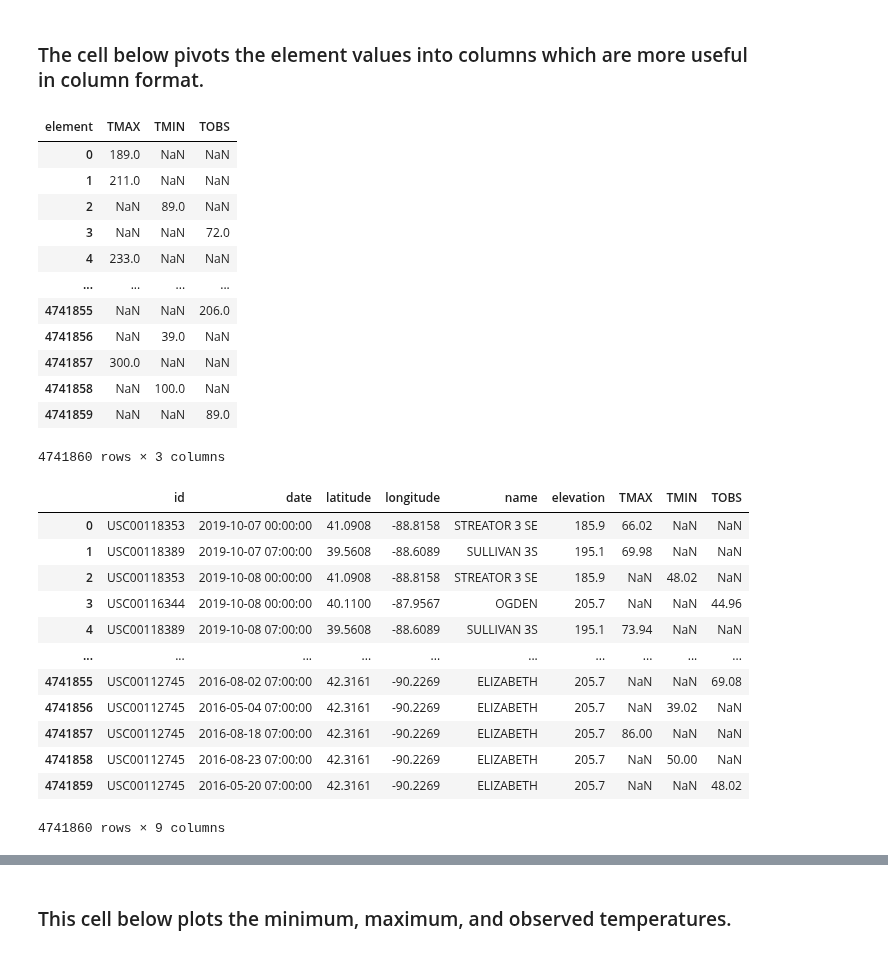
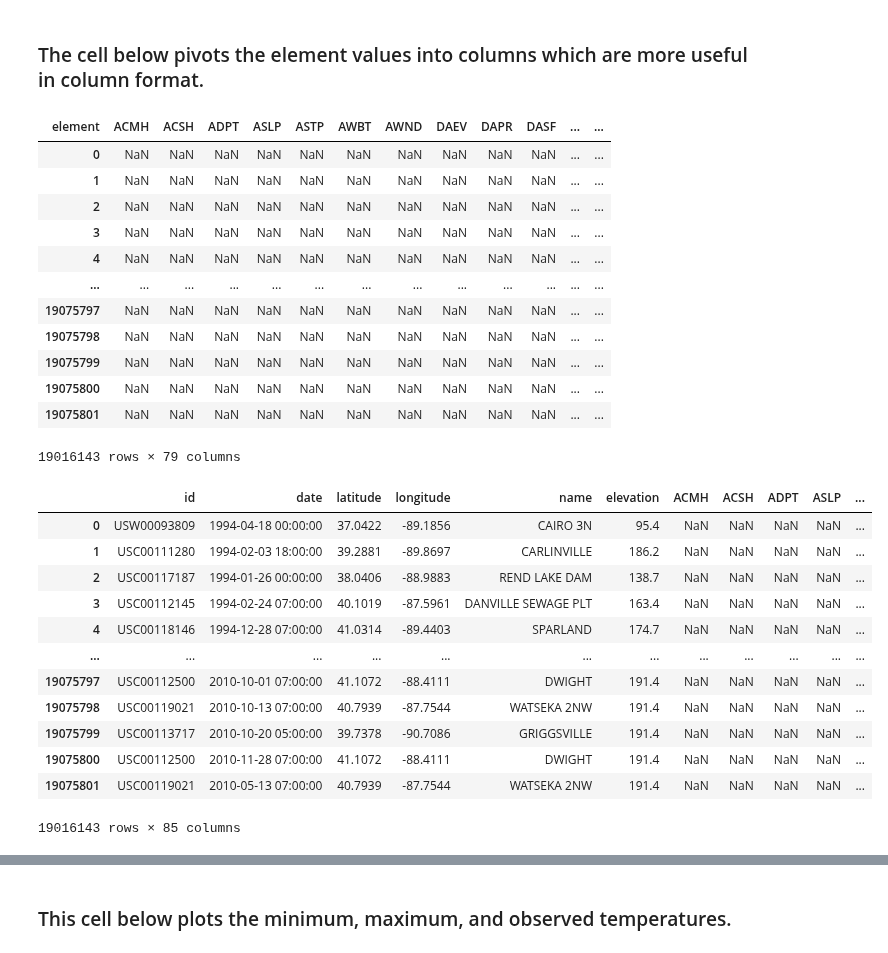
Before and after one commit to hfactor13/IllinoisWeather, a Jupyter notebook: weather_analysis.ipynb, the cells around one changed output, grey strips where cells are left out. Drawn from its saved outputs; the diff is of its cells as text; code cells hidden in the pictures.

```diff
--- a/weather_analysis.ipynb
+++ b/weather_analysis.ipynb
@@ -8,5 +8,5 @@ import plotly.express as px # Intereactive plotting library
 # %%
-desired_cols = ["id", "date", "time", "name", "element", "value", "latitude", "longitude", "elevation"] # columns that are going to be used for analysis
+desired_cols = ["id", "date", "time", "name", "element", "value", "latitude", "longitude", "elevation", "qflag"] # columns that are going to be used for analysis
 desired_types = {"id": "string",
                  "date": "string",
                  "time": "string",
@@ -15,7 +15,8 @@ desired_types = {"id": "string",
                  "value": "float",
                  "latitude": "float",
                  "longitude": "float",
-                 "elevation": "float"} # the data types that will be assigned per column
+                 "elevation": "float",
+                 "qflag": "string"} # the data types that will be assigned per column
 raw_weather_data = pd.read_csv("./data/raw_illinois_weather_data.csv", usecols = desired_cols, dtype = desired_types) # load the data based on the desired data types and columns
 raw_weather_data.info()
 # %% [output]
@@ -53,6 +80,7 @@ raw_weather_data["time"] = pd.to_timedelta(raw_weather_data["time"]) # converts
 raw_weather_data["date"] = pd.to_datetime(raw_weather_data["date"]) # converts the string format to a datetime format for the date column
 raw_weather_data["date"] = raw_weather_data["date"] + raw_weather_data["time"] # combines date and time into the same column which can be accessed via object attributes
 raw_weather_data.drop(columns = ["time"], inplace = True) # drops the redundant time column
+raw_weather_data = raw_weather_data[raw_weather_data["qflag"].isna()].drop(columns = ["qflag"]) # gets rid of the rows that have quality issues
 raw_weather_data
 # %% [output]
 |  | id | date | element | value | latitude | longitude | name | elevation |
@@ -74,38 +102,35 @@ raw_weather_data
 raw_weather_pivot = raw_weather_data.pivot(columns = "element", values = "value")
 raw_weather_pivot
 # %% [output]
-| element | TMAX | TMIN | TOBS |
-| 0 | 189.0 | NaN | NaN |
-| 1 | 211.0 | NaN | NaN |
-| 2 | NaN | 89.0 | NaN |
-| 3 | NaN | NaN | 72.0 |
-| 4 | 233.0 | NaN | NaN |
-| ... | ... | ... | ... |
-| 4741855 | NaN | NaN | 206.0 |
-| 4741856 | NaN | 39.0 | NaN |
-| 4741857 | 300.0 | NaN | NaN |
-| 4741858 | NaN | 100.0 | NaN |
-| 4741859 | NaN | NaN | 89.0 |
+| element | ACMH | ACSH | ADPT | ASLP | ASTP | AWBT | AWND | DAEV | DAPR | DASF | ... | ... |
+| 0 | NaN | NaN | NaN | NaN | NaN | NaN | NaN | NaN | NaN | NaN | ... | ... |
+| 1 | NaN | NaN | NaN | NaN | NaN | NaN | NaN | NaN | NaN | NaN | ... | ... |
+| 2 | NaN | NaN | NaN | NaN | NaN | NaN | NaN | NaN | NaN | NaN | ... | ... |
+| 3 | NaN | NaN | NaN | NaN | NaN | NaN | NaN | NaN | NaN | NaN | ... | ... |
+| 4 | NaN | NaN | NaN | NaN | NaN | NaN | NaN | NaN | NaN | NaN | ... | ... |
+| ... | ... | ... | ... | ... | ... | ... | ... | ... | ... | ... | ... | ... |
+| 19075797 | NaN | NaN | NaN | NaN | NaN | NaN | NaN | NaN | NaN | NaN | ... | ... |
+| 19075798 | NaN | NaN | NaN | NaN | NaN | NaN | NaN | NaN | NaN | NaN | ... | ... |
+| 19075799 | NaN | NaN | NaN | NaN | NaN | NaN | NaN | NaN | NaN | NaN | ... | ... |
+| 19075800 | NaN | NaN | NaN | NaN | NaN | NaN | NaN | NaN | NaN | NaN | ... | ... |
+| 19075801 | NaN | NaN | NaN | NaN | NaN | NaN | NaN | NaN | NaN | NaN | ... | ... |
-4741860 rows × 3 columns
+19016143 rows × 79 columns
 # %%
 transformed_data = pd.concat([raw_weather_data, raw_weather_pivot], axis = 1) # combine the newly generated columns with the existing dataframe
 transformed_data.drop(columns = ["element", "value"], inplace = True) # drop the element and value columns
-transformed_data["TMIN"] = 9/5 * (transformed_data["TMIN"] / 10) + 32 # converting from tenths of a degree Celsius to Fahrenheit
-transformed_data["TMAX"] = 9/5 * (transformed_data["TMAX"] / 10) + 32
-transformed_data["TOBS"] = 9/5 * (transformed_data["TOBS"] / 10) + 32
-transformed_data.to_csv("./data/transformed_illinois_weather_data.csv", index = False)
+transformed_data.to_csv("./data/transformed_illinois_weather_data.csv", index = False) # export the pivot table as a csv file for future analysis
 transformed_data
 # %% [output]
-|  | id | date | latitude | longitude | name | elevation | TMAX | TMIN | TOBS |
-| 0 | USC00118353 | 2019-10-07 00:00:00 | 41.0908 | -88.8158 | STREATOR 3 SE | 185.9 | 66.02 | NaN | NaN |
-| 1 | USC00118389 | 2019-10-07 07:00:00 | 39.5608 | -88.6089 | SULLIVAN 3S | 195.1 | 69.98 | NaN | NaN |
-| 2 | USC00118353 | 2019-10-08 00:00:00 | 41.0908 | -88.8158 | STREATOR 3 SE | 185.9 | NaN | 48.02 | NaN |
-| 3 | USC00116344 | 2019-10-08 00:00:00 | 40.1100 | -87.9567 | OGDEN | 205.7 | NaN | NaN | 44.96 |
-| 4 | USC00118389 | 2019-10-08 07:00:00 | 39.5608 | -88.6089 | SULLIVAN 3S | 195.1 | 73.94 | NaN | NaN |
-| ... | ... | ... | ... | ... | ... | ... | ... | ... | ... |
-| 4741855 | USC00112745 | 2016-08-02 07:00:00 | 42.3161 | -90.2269 | ELIZABETH | 205.7 | NaN | NaN | 69.08 |
-| 4741856 | USC00112745 | 2016-05-04 07:00:00 | 42.3161 | -90.2269 | ELIZABETH | 205.7 | NaN | 39.02 | NaN |
-| 4741857 | USC00112745 | 2016-08-18 07:00:00 | 42.3161 | -90.2269 | ELIZABETH | 205.7 | 86.00 | NaN | NaN |
-| 4741858 | USC00112745 | 2016-08-23 07:00:00 | 42.3161 | -90.2269 | ELIZABETH | 205.7 | NaN | 50.00 | NaN |
-| 4741859 | USC00112745 | 2016-05-20 07:00:00 | 42.3161 | -90.2269 | ELIZABETH | 205.7 | NaN | NaN | 48.02 |
+|  | id | date | latitude | longitude | name | elevation | ACMH | ACSH | ADPT | ASLP | ... |
+| 0 | USW00093809 | 1994-04-18 00:00:00 | 37.0422 | -89.1856 | CAIRO 3N | 95.4 | NaN | NaN | NaN | NaN | ... |
+| 1 | USC00111280 | 1994-02-03 18:00:00 | 39.2881 | -89.8697 | CARLINVILLE | 186.2 | NaN | NaN | NaN | NaN | ... |
+| 2 | USC00117187 | 1994-01-26 00:00:00 | 38.0406 | -88.9883 | REND LAKE DAM | 138.7 | NaN | NaN | NaN | NaN | ... |
+| 3 | USC00112145 | 1994-02-24 07:00:00 | 40.1019 | -87.5961 | DANVILLE SEWAGE PLT | 163.4 | NaN | NaN | NaN | NaN | ... |
+| 4 | USC00118146 | 1994-12-28 07:00:00 | 41.0314 | -89.4403 | SPARLAND | 174.7 | NaN | NaN | NaN | NaN | ... |
+| ... | ... | ... | ... | ... | ... | ... | ... | ... | ... | ... | ... |
+| 19075797 | USC00112500 | 2010-10-01 07:00:00 | 41.1072 | -88.4111 | DWIGHT | 191.4 | NaN | NaN | NaN | NaN | ... |
+| 19075798 | USC00119021 | 2010-10-13 07:00:00 | 40.7939 | -87.7544 | WATSEKA 2NW | 191.4 | NaN | NaN | NaN | NaN | ... |
+| 19075799 | USC00113717 | 2010-10-20 05:00:00 | 39.7378 | -90.7086 | GRIGGSVILLE | 191.4 | NaN | NaN | NaN | NaN | ... |
+| 19075800 | USC00112500 | 2010-11-28 07:00:00 | 41.1072 | -88.4111 | DWIGHT | 191.4 | NaN | NaN | NaN | NaN | ... |
+| 19075801 | USC00119021 | 2010-05-13 07:00:00 | 40.7939 | -87.7544 | WATSEKA 2NW | 191.4 | NaN | NaN | NaN | NaN | ... |
-4741860 rows × 9 columns
+19016143 rows × 85 columns
```
Also changed, not shown: parts of 19 cells of this notebook, 1 other file.
